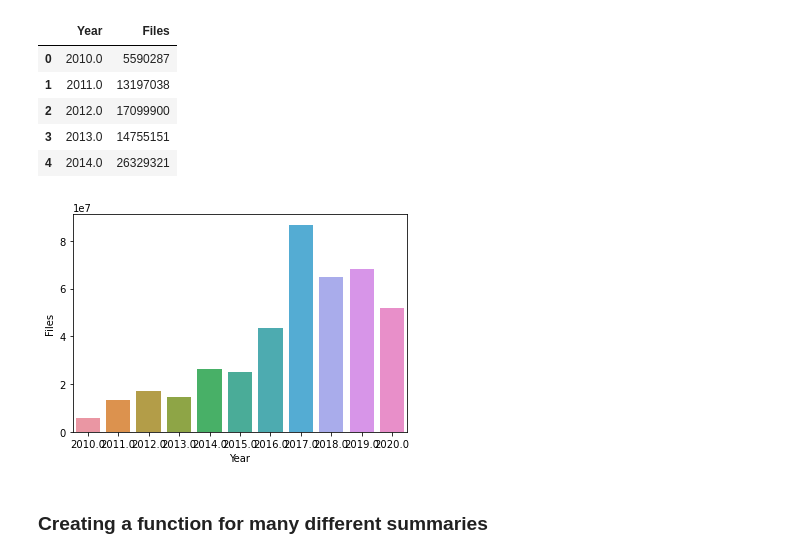
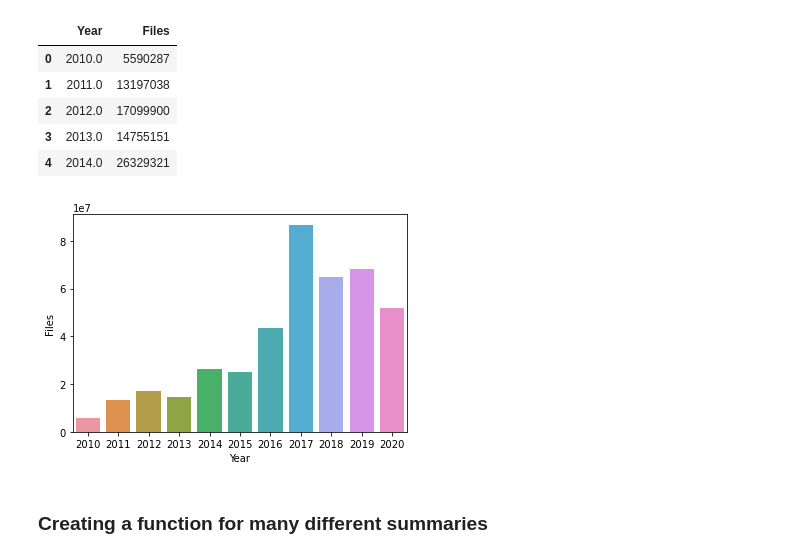
Before and after one commit to AaltoSciComp/data-analysis-workflows-course, a Jupyter notebook: python_exercises/ch3-python-lecture.ipynb, the cells around one changed output. Drawn from its saved outputs; the diff is of its cells as text; code cells hidden in the pictures.

```diff
--- a/python_exercises/ch3-python-lecture.ipynb
+++ b/python_exercises/ch3-python-lecture.ipynb
@@ -106,10 +106,11 @@ newfiles_yearly_sum.head()
 | 3 | 2013.0 | 14755151 |
 | 4 | 2014.0 | 26329321 |
 # %%
+newfiles_yearly_sum['Year'] = newfiles_yearly_sum['Year'].astype(int).astype('category')
 sb.barplot(x='Year', y='Files', data=newfiles_yearly_sum, ci=None)
 plt.savefig('newfiles_yearly_sum_python.svg')
 # %% [output]
-[figure, old version]
+[figure, new version]
 # %% [markdown]
 ### Creating a function for many different summaries
 # %%
```
Also changed, not shown: parts of 14 cells of this notebook, 2 other files.
